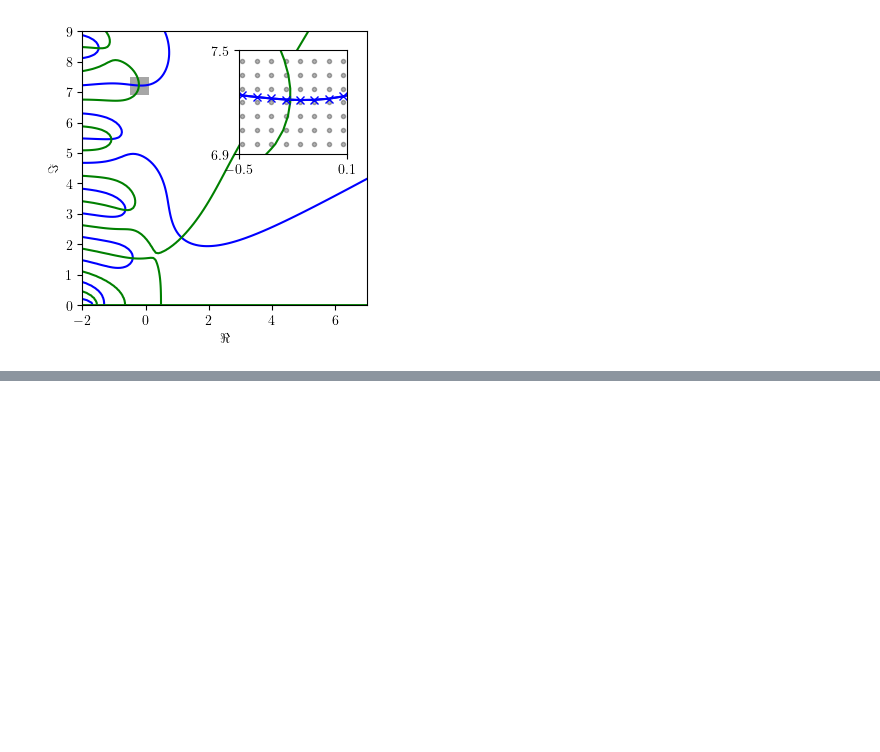
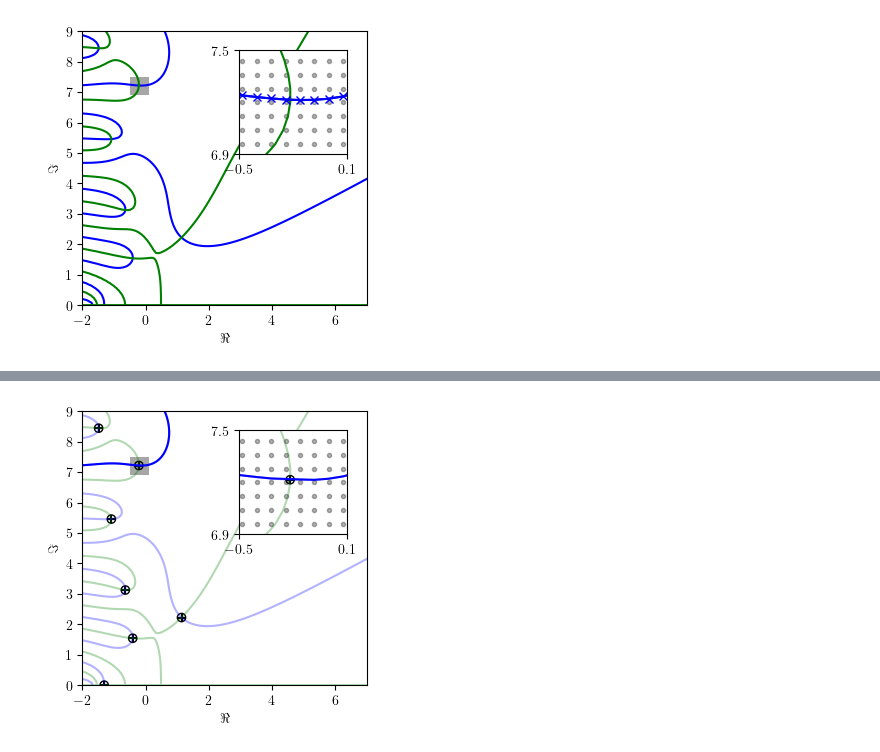
Before and after one commit to LockeErasmus/qpmr, a Jupyter notebook: examples/melnik2024.ipynb, the cells around one changed output, grey strips where cells are left out. Saved outputs shown, nothing was run; the diff lists cells and outputs as text; code cells hidden in the pictures; blank space fills up the shorter version.

```diff
--- a/examples/melnik2024.ipynb
+++ b/examples/melnik2024.ipynb
@@ -270,3 +271,45 @@ plt.savefig('step_contours.pdf', format='pdf')
+# %%
+# rectangle definition
+x, y = -0.5, 6.9
+dx, dy = 0.6, 0.6
+
+fig, ax = plt.subplots(1,1, figsize=(251/72, 251/72))
+
+ax.add_patch(Rectangle((x, y), dx, dy, facecolor="grey", alpha=0.7))
+
+ax.contour(np.real(complex_grid), np.imag(complex_grid), np.real(value), levels=[0], colors='blue', alpha=0.3)
+ax.contour(np.real(complex_grid), np.imag(complex_grid), np.imag(value), levels=[0], colors='green', alpha=0.3)
+ax.plot(contour[:,0], contour[:,1], color="blue")
+#ax.scatter(contour[1:,0][s], contour[1:,1][s], marker="x", color="r",linewidths=1)
+#ax.scatter(contour[:-1,0][s], contour[:-1,1][s], marker="x", color="r",linewidths=1)
+ax.scatter(np.real(roots), np.imag(roots), marker="+", color="k")
+ax.scatter(np.real(roots), np.imag(roots), marker="o", edgecolors="k", facecolors='none')
+ax.set_xlabel(f'$\Re$')
+ax.set_ylabel(f'$\Im$')
+ax.set_xlim(region[0], region[1])
+ax.set_ylim(region[2], region[3])
+
+ins_ax = ax.inset_axes([0.55,0.55,0.38,0.38])
+grid_x = np.real(np.ravel(meta.complex_grid))
+grid_y = np.imag(np.ravel(meta.complex_grid))
+
+ins_ax.scatter(grid_x, grid_y, marker=".", color="k", alpha=0.3, linewidths=1)
+ins_ax.contour(np.real(complex_grid), np.imag(complex_grid), np.real(value), levels=[0], colors='blue', alpha=0.3)
+ins_ax.contour(np.real(complex_grid), np.imag(complex_grid), np.imag(value), levels=[0], colors='green', alpha=0.3)
+ins_ax.plot(contour[1:-1,0][~(s[:-1]|s[1:])], contour[1:-1,1][~(s[:-1]|s[1:])], "-", color="blue")
+ins_ax.scatter(np.real(roots), np.imag(roots), marker="+", color="k")
+ins_ax.scatter(np.real(roots), np.imag(roots), marker="o", edgecolors="k", facecolors='none')
+#ins_ax.scatter(contour[1:,0][s], contour[1:,1][s], marker="x", color="r", linewidths=1)
+#ins_ax.scatter(contour[:-1,0][s], contour[:-1,1][s], marker="x", color="r", linewidths=1)
+ins_ax.set_ylim(y, y+dy)
+ins_ax.set_xlim((x, x+dx))
+ins_ax.set_xticks([x, x+dx])
+ins_ax.set_yticks([y, y+dy])
+plt.tight_layout()
+
+plt.savefig('step_numerical.pdf', format='pdf')
+# %% [output]
+[figure, added]
 # %%
 fig, ax = plt.subplots(1,1, figsize=(251/72, 251/72))
 
```
Also changed, not shown: parts of 3 cells of this notebook, 5 other files.
